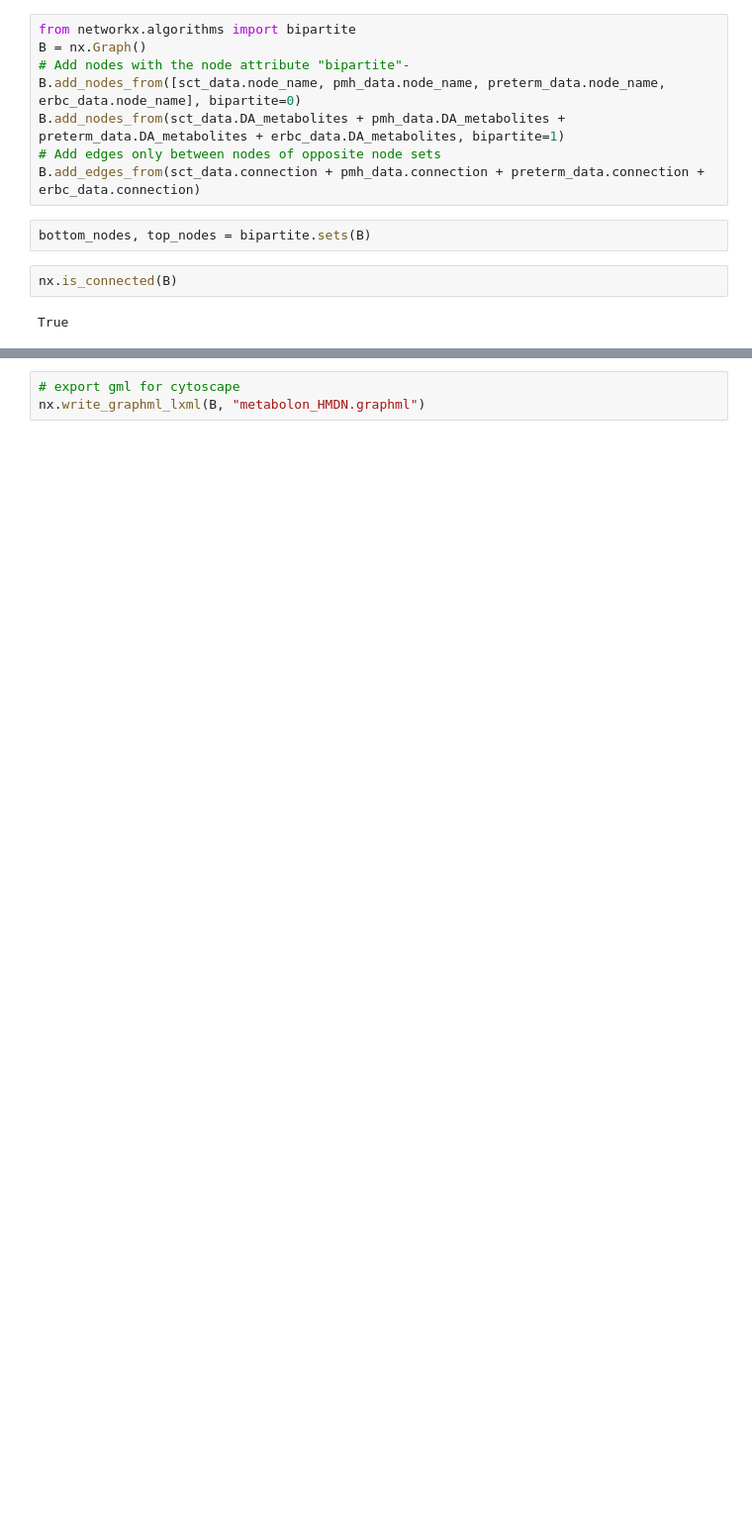
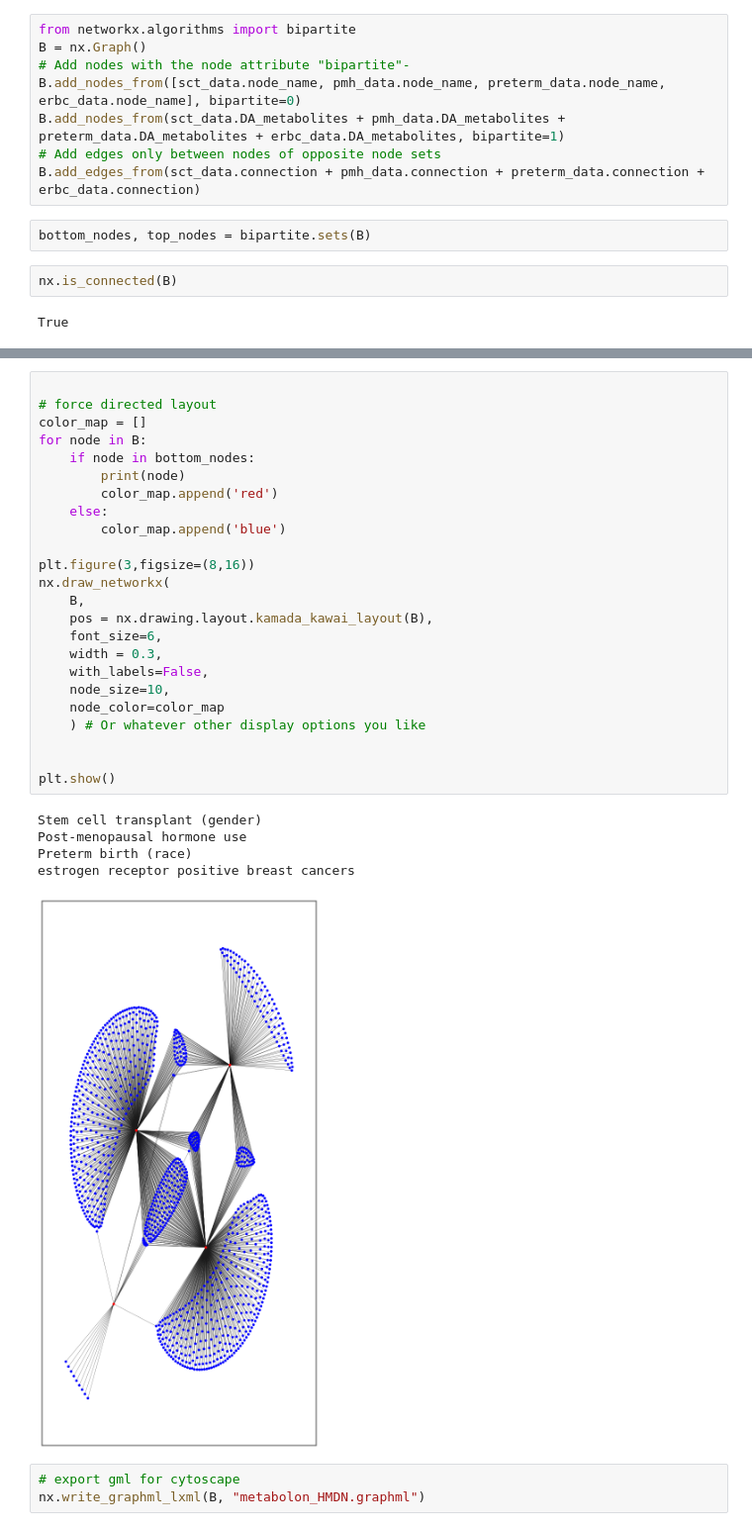
Before and after one commit to cwieder/MetHDN, a Jupyter notebook: Metabolon/scratch1.ipynb, the cells around one changed output, grey strips where cells are left out. Shown at 99% size. Drawn from its saved outputs; the diff is of its cells as text; blank space fills up the shorter version.

```diff
--- a/Metabolon/scratch1.ipynb
+++ b/Metabolon/scratch1.ipynb
@@ -310,3 +332,33 @@ plt.show()
+# %%
+
+# force directed layout
+color_map = []
+for node in B:
+    if node in bottom_nodes:
+        print(node)
+        color_map.append('red')
+    else:
+        color_map.append('blue')
+
+plt.figure(3,figsize=(8,16))
+nx.draw_networkx(
+    B,
+    pos = nx.drawing.layout.kamada_kawai_layout(B),
+    font_size=6,
+    width = 0.3,
+    with_labels=False,
+    node_size=10,
+    node_color=color_map
+    ) # Or whatever other display options you like
+
+
+plt.show()
+# %% [output]
+Stem cell transplant (gender)
+Post-menopausal hormone use
+Preterm birth (race)
+estrogen receptor positive breast cancers
+[figure, added]
 # %%
 # export gml for cytoscape
 nx.write_graphml_lxml(B, "metabolon_HMDN.graphml")
```
Also changed, not shown: parts of 38 cells of this notebook.
